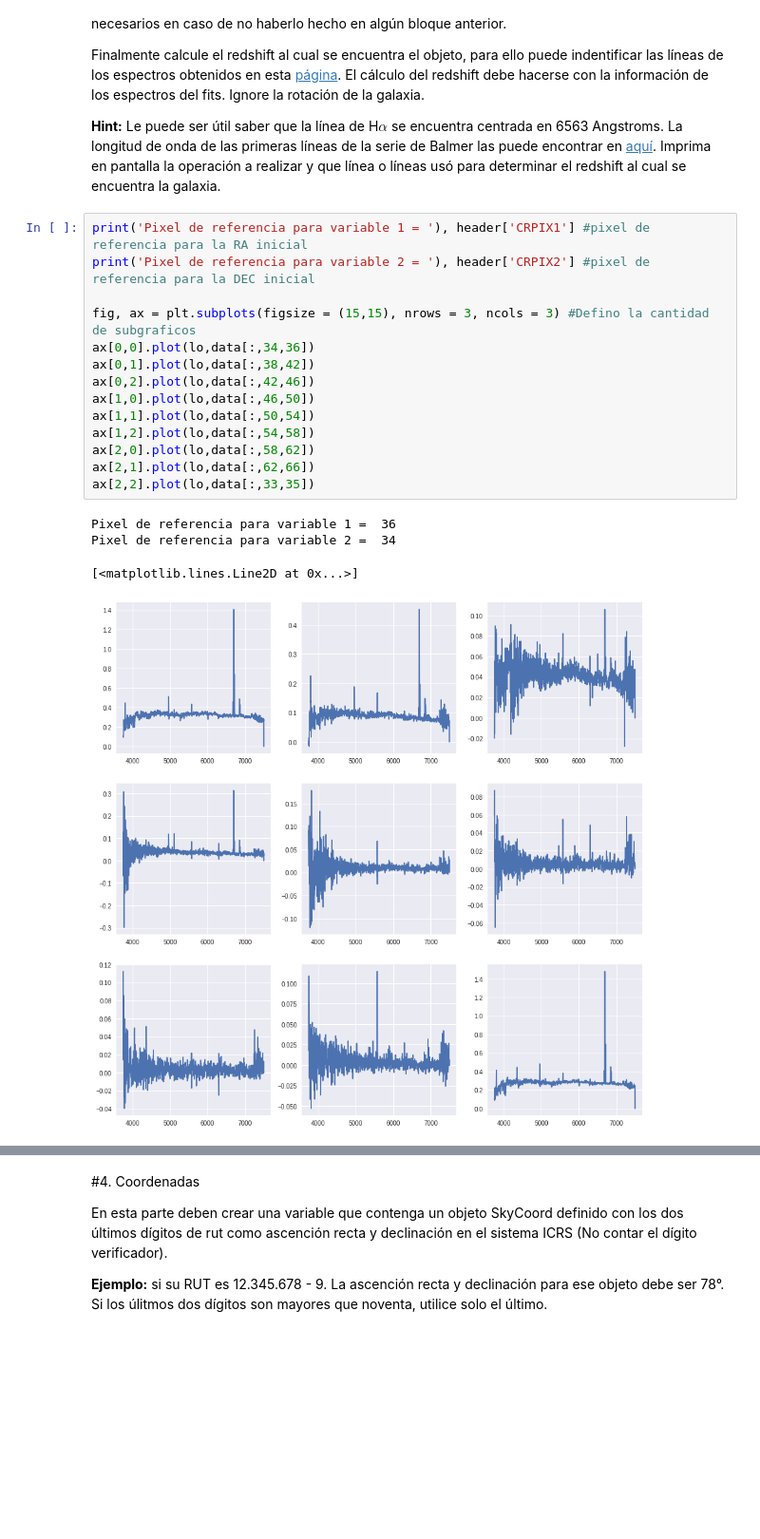
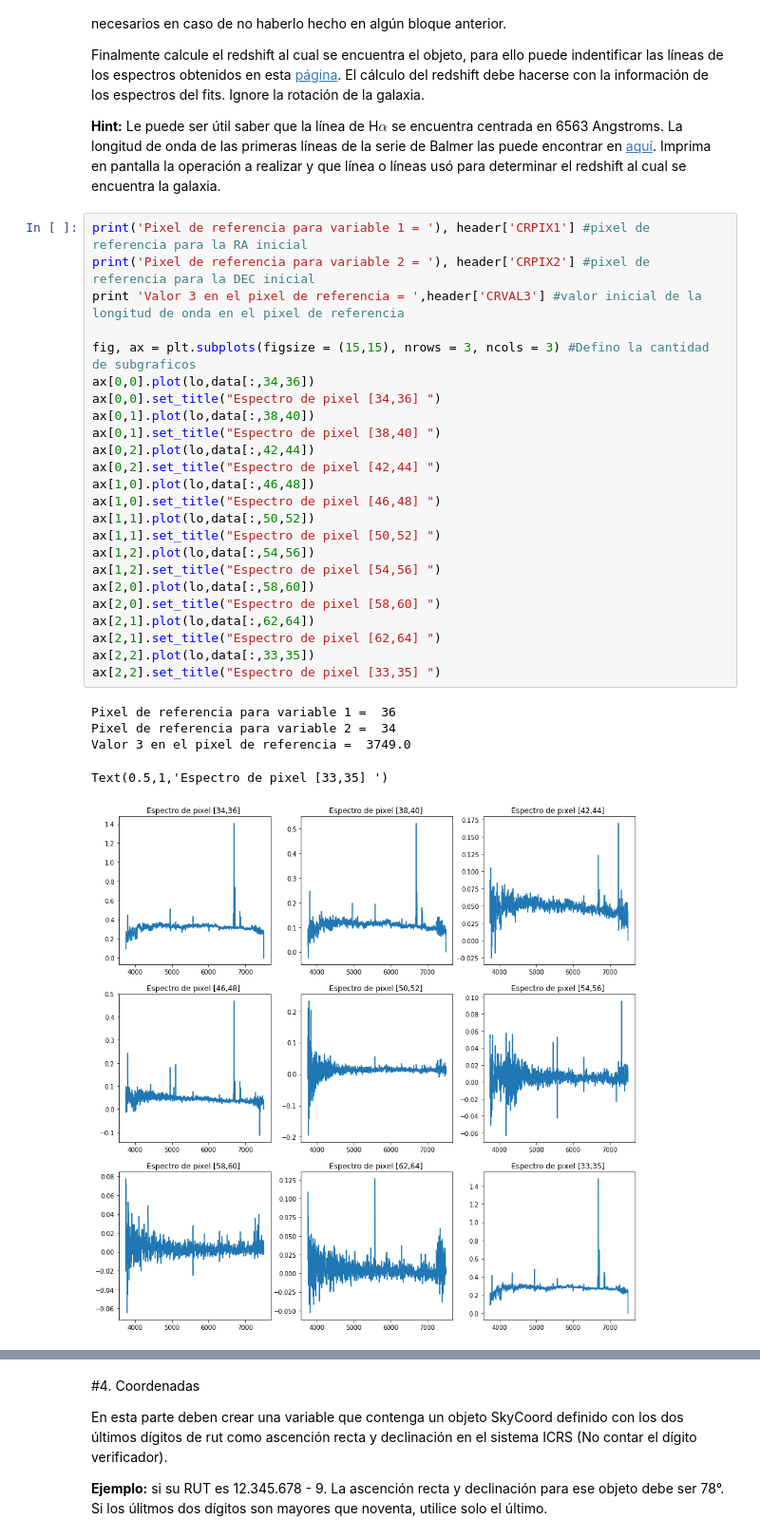
Before and after one commit to JoseJD7/minitarea4, a Jupyter notebook: minitarea4.ipynb, the cells around one changed output, grey strips where cells are left out. Shown at 95% size. Cells and saved outputs as stored; diff of their text form; blank space fills up the shorter version.

```diff
--- a/minitarea4.ipynb
+++ b/minitarea4.ipynb
@@ -197,22 +205,33 @@ Finalmente calcule el redshift al cual se encuentra el objeto, para ello puede i
 # %%
 print('Pixel de referencia para variable 1 = '), header['CRPIX1'] #pixel de referencia para la RA inicial
 print('Pixel de referencia para variable 2 = '), header['CRPIX2'] #pixel de referencia para la DEC inicial
+print 'Valor 3 en el pixel de referencia = ',header['CRVAL3'] #valor inicial de la longitud de onda en el pixel de referencia
 
 fig, ax = plt.subplots(figsize = (15,15), nrows = 3, ncols = 3) #Defino la cantidad de subgraficos
 ax[0,0].plot(lo,data[:,34,36])
-ax[0,1].plot(lo,data[:,38,42])
-ax[0,2].plot(lo,data[:,42,46])
-ax[1,0].plot(lo,data[:,46,50])
-ax[1,1].plot(lo,data[:,50,54])
-ax[1,2].plot(lo,data[:,54,58])
-ax[2,0].plot(lo,data[:,58,62])
-ax[2,1].plot(lo,data[:,62,66])
+ax[0,0].set_title("Espectro de pixel [34,36] ")
+ax[0,1].plot(lo,data[:,38,40])
+ax[0,1].set_title("Espectro de pixel [38,40] ")
+ax[0,2].plot(lo,data[:,42,44])
+ax[0,2].set_title("Espectro de pixel [42,44] ")
+ax[1,0].plot(lo,data[:,46,48])
+ax[1,0].set_title("Espectro de pixel [46,48] ")
+ax[1,1].plot(lo,data[:,50,52])
+ax[1,1].set_title("Espectro de pixel [50,52] ")
+ax[1,2].plot(lo,data[:,54,56])
+ax[1,2].set_title("Espectro de pixel [54,56] ")
+ax[2,0].plot(lo,data[:,58,60])
+ax[2,0].set_title("Espectro de pixel [58,60] ")
+ax[2,1].plot(lo,data[:,62,64])
+ax[2,1].set_title("Espectro de pixel [62,64] ")
 ax[2,2].plot(lo,data[:,33,35])
+ax[2,2].set_title("Espectro de pixel [33,35] ")
 # %% [output]
 Pixel de referencia para variable 1 =  36
 Pixel de referencia para variable 2 =  34
+Valor 3 en el pixel de referencia =  3749.0
-[<matplotlib.lines.Line2D at 0x...>]
+Text(0.5,1,'Espectro de pixel [33,35] ')
-[figure, old version]
+[figure, new version]
 # %%
 print("Para calcular el redshift usaré esta fórmula:")
 print("z = lambda_obs/lambda_emi - 1")
```
Also changed, not shown: parts of 9 cells of this notebook.
